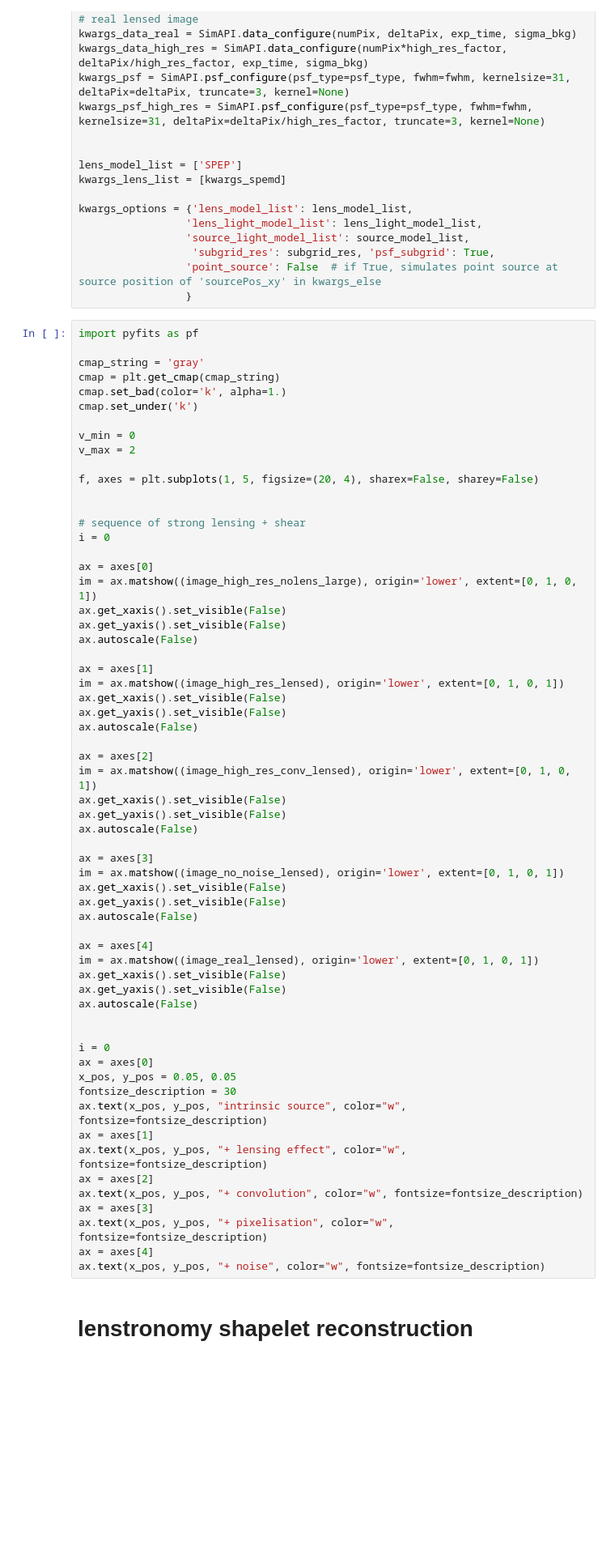
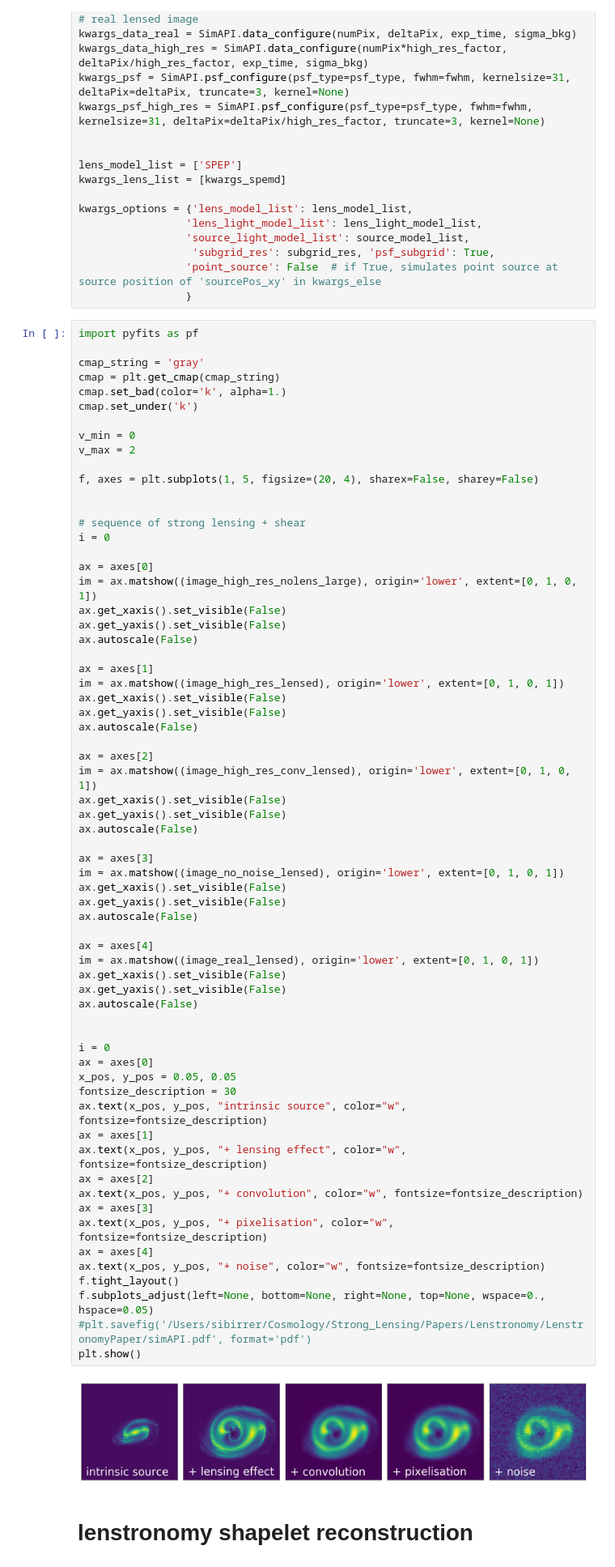
Before and after one commit to lenstronomy/lenstronomy-tutorials, a Jupyter notebook: lenstronomy_extensions/Notebooks/shapelet_source_modelling.ipynb, the cells around one changed output. Shown at 81% size. Saved outputs shown, nothing was run; the diff lists cells and outputs as text; blank space fills up the shorter version.

```diff
--- a/lenstronomy_extensions/Notebooks/shapelet_source_modelling.ipynb
+++ b/lenstronomy_extensions/Notebooks/shapelet_source_modelling.ipynb
@@ -226,33 +237,39 @@ im = ax.matshow((image_high_res_conv_lensed), origin='lower', extent=[0, 1, 0, 1
 ax.get_xaxis().set_visible(False)
 ax.get_yaxis().set_visible(False)
 ax.autoscale(False)
 
 ax = axes[3]
 im = ax.matshow((image_no_noise_lensed), origin='lower', extent=[0, 1, 0, 1])
 ax.get_xaxis().set_visible(False)
 ax.get_yaxis().set_visible(False)
 ax.autoscale(False)
 
 ax = axes[4]
 im = ax.matshow((image_real_lensed), origin='lower', extent=[0, 1, 0, 1])
 ax.get_xaxis().set_visible(False)
 ax.get_yaxis().set_visible(False)
 ax.autoscale(False)
 
 
 i = 0
 ax = axes[0]
 x_pos, y_pos = 0.05, 0.05
 fontsize_description = 30
 ax.text(x_pos, y_pos, "intrinsic source", color="w", fontsize=fontsize_description)
 ax = axes[1]
 ax.text(x_pos, y_pos, "+ lensing effect", color="w", fontsize=fontsize_description)
 ax = axes[2]
 ax.text(x_pos, y_pos, "+ convolution", color="w", fontsize=fontsize_description)
 ax = axes[3]
 ax.text(x_pos, y_pos, "+ pixelisation", color="w", fontsize=fontsize_description)
 ax = axes[4]
 ax.text(x_pos, y_pos, "+ noise", color="w", fontsize=fontsize_description)
+f.tight_layout()
+f.subplots_adjust(left=None, bottom=None, right=None, top=None, wspace=0., hspace=0.05)
+#plt.savefig('/Users/sibirrer/Cosmology/Strong_Lensing/Papers/Lenstronomy/LenstronomyPaper/simAPI.pdf', format='pdf')
+plt.show()
+# %% [output]
+[figure, added]
 # %% [markdown]
 # lenstronomy shapelet reconstruction
 # %%
```
Also changed, not shown: parts of 3 cells of this notebook, 11 other files.
